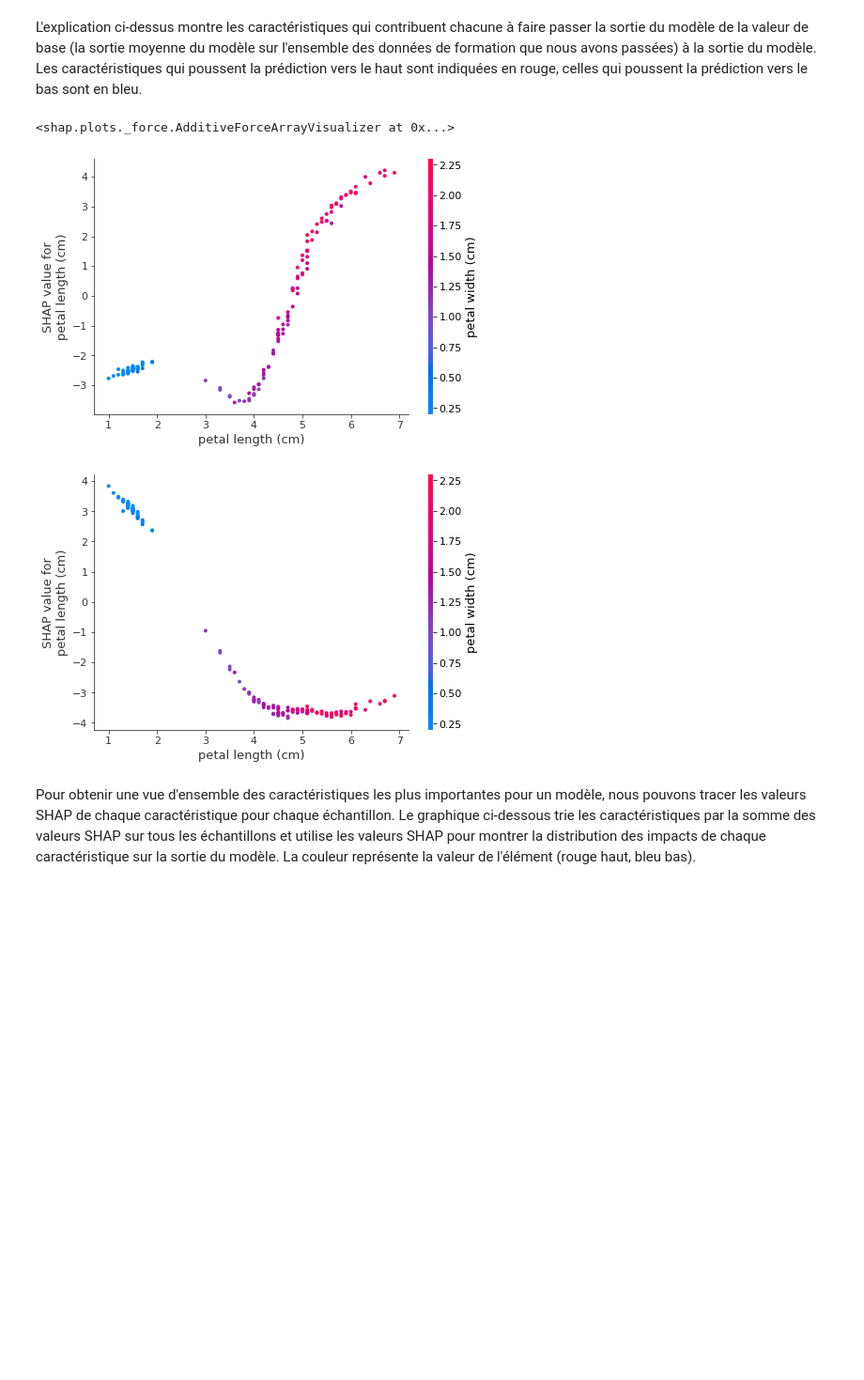
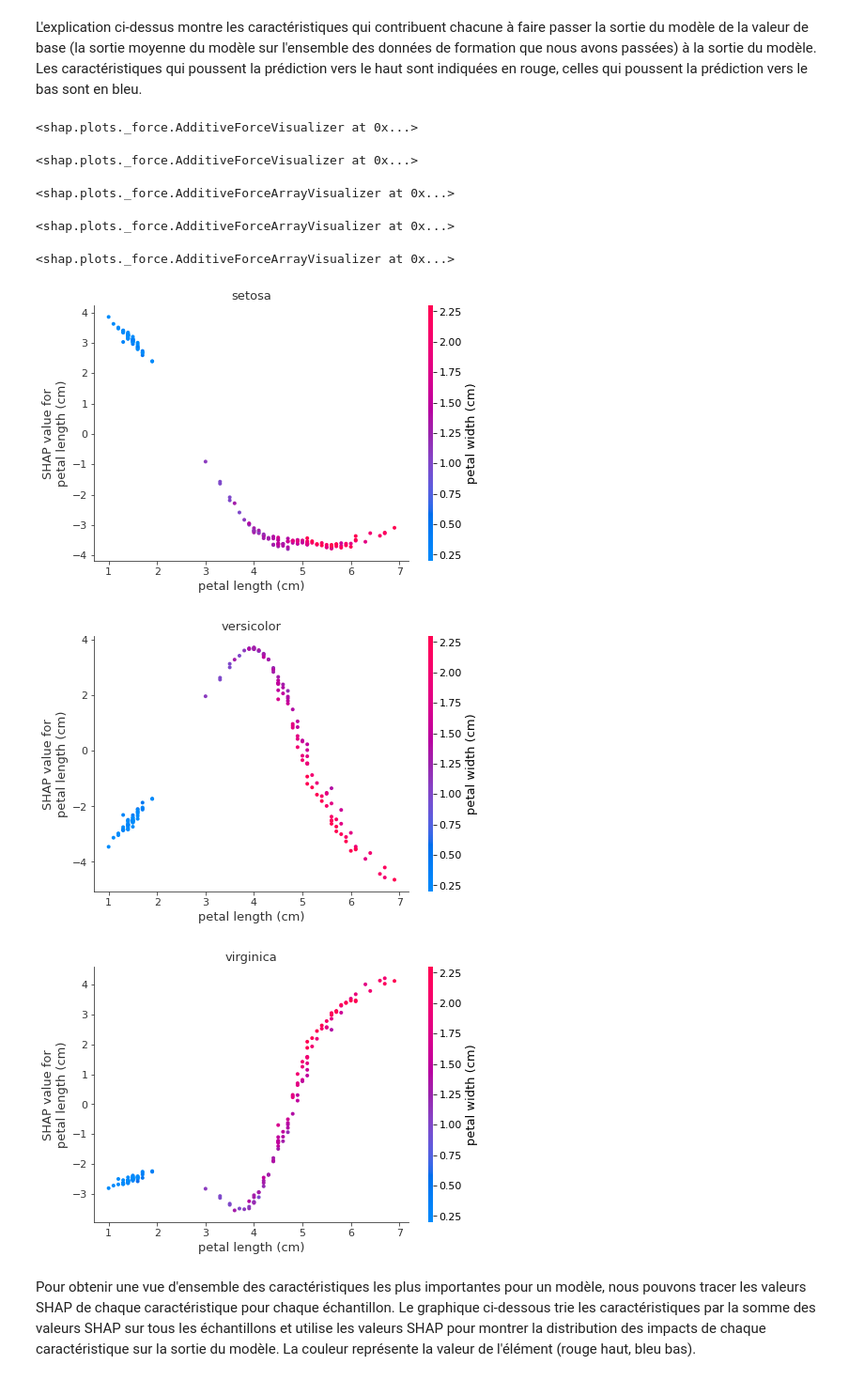
Before and after one commit to jmbernabotto/INSA2021, a Jupyter notebook: SVM.ipynb, the cells around one changed output. Shown at 94% size. Drawn from its saved outputs; the diff is of its cells as text; code cells hidden in the pictures; blank space fills up the shorter version.

```diff
--- a/SVM.ipynb
+++ b/SVM.ipynb
@@ -330,5 +332,15 @@ Using 150 background data samples could cause slower run times. Consider using s
 <shap.plots._force.AdditiveForceVisualizer at 0x...>
 # %% [markdown]
 L'explication ci-dessus montre les caractéristiques qui contribuent chacune à faire passer la sortie du modèle de la valeur de base (la sortie moyenne du modèle sur l'ensemble des données de formation que nous avons passées) à la sortie du modèle. Les caractéristiques qui poussent la prédiction vers le haut sont indiquées en rouge, celles qui poussent la prédiction vers le bas sont en bleu.
+# %%
+# plot the SHAP values for the Versicolor output of the hundredth instance
+shap.force_plot(explainer.expected_value[1], shap_values[1][0,:], X.iloc[100,:], link="logit",out_names='versicolor')
+# %% [output]
+<shap.plots._force.AdditiveForceVisualizer at 0x...>
+# %%
+# plot the SHAP values for the Virginica output of the first instance
+shap.force_plot(explainer.expected_value[2], shap_values[2][0,:], X.iloc[0,:], link="logit",out_names='virginica')
+# %% [output]
+<shap.plots._force.AdditiveForceVisualizer at 0x...>
 # %%
 # plot the SHAP values for the Setosa output of all instances
@@ -336,12 +348,24 @@ shap.force_plot(explainer.expected_value[0], shap_values[0], X, link="logit")
 # %% [output]
 <shap.plots._force.AdditiveForceArrayVisualizer at 0x...>
+# %%
+# plot the SHAP values for the versicolor output of all instances
+shap.force_plot(explainer.expected_value[0], shap_values[1], X, link="logit",out_names='versicolor')
+# %% [output]
+<shap.plots._force.AdditiveForceArrayVisualizer at 0x...>
+# %%
+# plot the SHAP values for the Virginica output of all instances
+shap.force_plot(explainer.expected_value[0], shap_values[2], X, link="logit",out_names='virginica')
+# %% [output]
+<shap.plots._force.AdditiveForceArrayVisualizer at 0x...>
 # %%
 # create a dependence plot to show the effect of a single feature across the whole dataset
-shap.dependence_plot("petal length (cm)", shap_values[2], X)
-shap.dependence_plot("petal length (cm)", shap_values[0], X)
+shap.dependence_plot("petal length (cm)", shap_values[0], X,title='setosa')
+shap.dependence_plot("petal length (cm)", shap_values[1], X,title='versicolor')
+shap.dependence_plot("petal length (cm)", shap_values[2], X,title='virginica')
 # %% [output]
-[figure, old version]
+[figure, new version]
-[figure, old version]
+[figure, new version]
+[figure, added]
 # %% [markdown]
 Pour obtenir une vue d'ensemble des caractéristiques les plus importantes pour un modèle, nous pouvons tracer les valeurs SHAP de chaque caractéristique pour chaque échantillon. Le graphique ci-dessous trie les caractéristiques par la somme des valeurs SHAP sur tous les échantillons et utilise les valeurs SHAP pour montrer la distribution des impacts de chaque caractéristique sur la sortie du modèle. La couleur représente la valeur de l'élément (rouge haut, bleu bas).
 # %%
```
Also changed, not shown: parts of 13 cells of this notebook.
